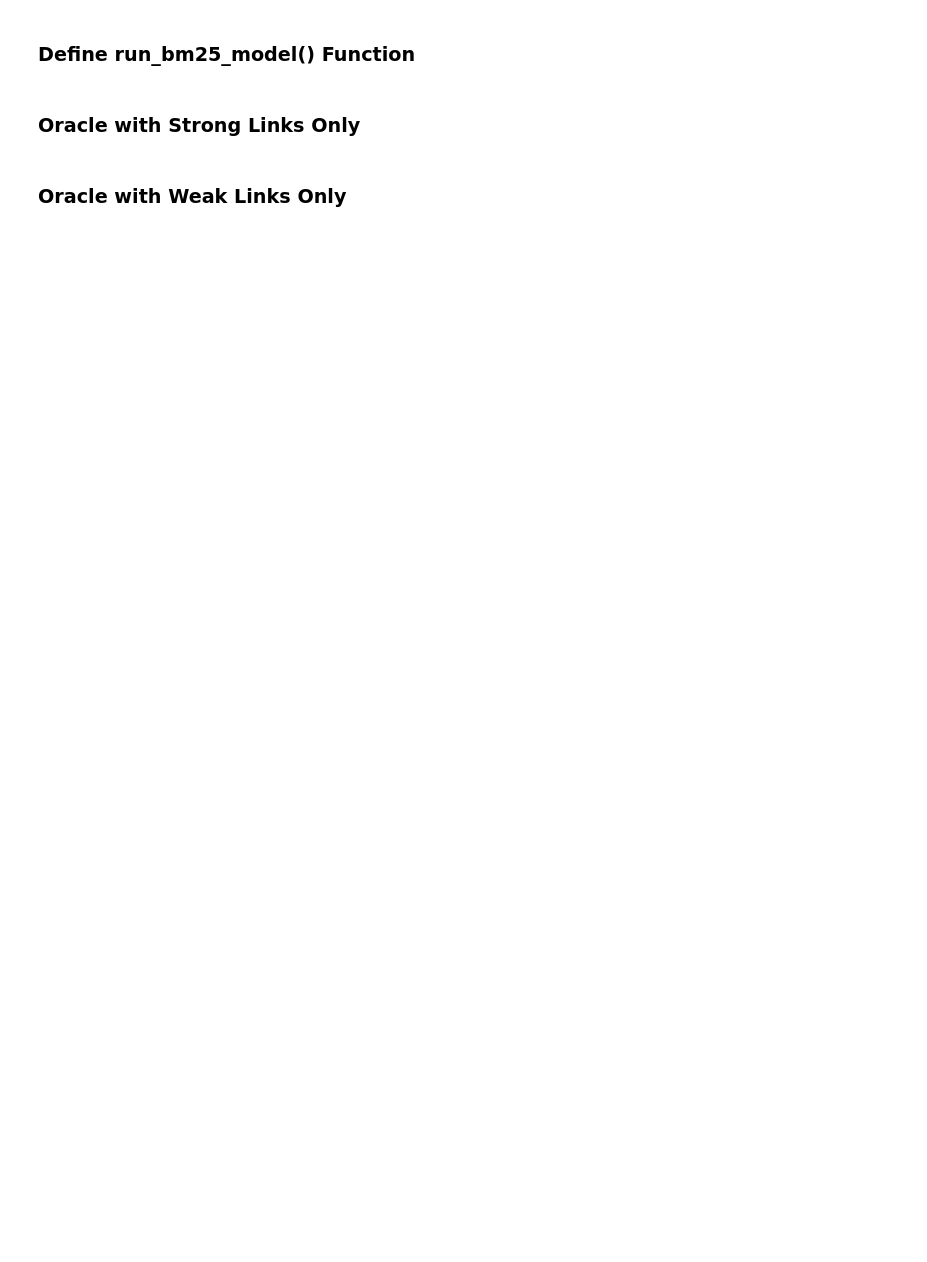
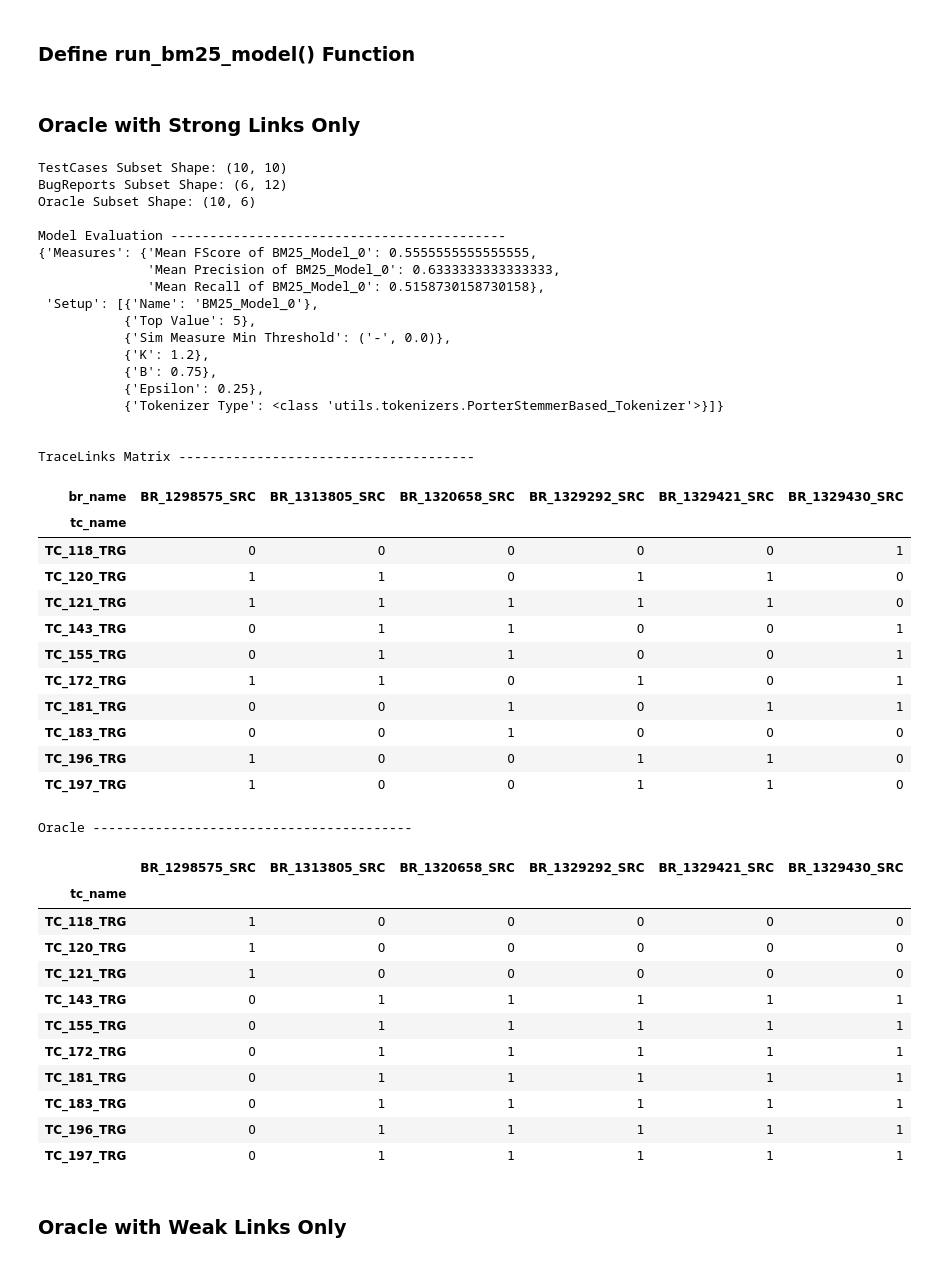
Before and after one commit to Pointpt/trace-link-recovery-study, a Jupyter notebook: notebooks/firefox/bm25-model.ipynb, the cells around one changed output. Cells and saved outputs as stored; diff of their text form; code cells hidden in the pictures; blank space fills up the shorter version.

Commit message:
BR_TC_Strong, BR_TC_Weak and BR_TC_Mix oracle datasets; and first results from models executions

```diff
--- a/notebooks/firefox/bm25-model.ipynb
+++ b/notebooks/firefox/bm25-model.ipynb
@@ -107,0 +110,8 @@ df.head(10)
+# %%
+br_tc_strong_df = pd.read_csv('../../data/mozilla_firefox_v2/firefoxDataset/oracle/output/BR_TC_Strong.csv')
+br_tc_weak_df = pd.read_csv('../../data/mozilla_firefox_v2/firefoxDataset/oracle/output/BR_TC_Weak.csv')
+br_tc_mix_df = pd.read_csv('../../data/mozilla_firefox_v2/firefoxDataset/oracle/output/BR_TC_Mix.csv')
+
+print(br_tc_strong_df.shape)
+print(br_tc_weak_df.shape)
+print(br_tc_mix_df.shape)
@@ -144,9 +158,53 @@ def run_bm25_model(selected_tcs, selected_brs):
 # %% [markdown]
 ### Oracle with Strong Links Only
 # %%
-selected_tcs = ['TC_{}_TRG'.format(tc_num) for tc_num in []]
-selected_brs = ['BR_{}_SRC'.format(bg_num) for bg_num in []]
+selected_tcs = ['TC_{}_TRG'.format(tc_num) for tc_num in br_tc_strong_df.TC.values]
+selected_brs = ['BR_{}_SRC'.format(bg_num) for bg_num in br_tc_strong_df.BR.values]
 
 run_bm25_model(selected_tcs, selected_brs)
+# %% [output]
+TestCases Subset Shape: (10, 10)
+BugReports Subset Shape: (6, 12)
+Oracle Subset Shape: (10, 6)
+
+Model Evaluation -------------------------------------------
+{'Measures': {'Mean FScore of BM25_Model_0': 0.5555555555555555,
+              'Mean Precision of BM25_Model_0': 0.6333333333333333,
+              'Mean Recall of BM25_Model_0': 0.5158730158730158},
+ 'Setup': [{'Name': 'BM25_Model_0'},
+           {'Top Value': 5},
+           {'Sim Measure Min Threshold': ('-', 0.0)},
+           {'K': 1.2},
+           {'B': 0.75},
+           {'Epsilon': 0.25},
+           {'Tokenizer Type': <class 'utils.tokenizers.PorterStemmerBased_Tokenizer'>}]}
+
+
+TraceLinks Matrix --------------------------------------
+| br_name | BR_1298575_SRC | BR_1313805_SRC | BR_1320658_SRC | BR_1329292_SRC | BR_1329421_SRC | BR_1329430_SRC |
+| tc_name |  |  |  |  |  |  |
+| TC_118_TRG | 0 | 0 | 0 | 0 | 0 | 1 |
+| TC_120_TRG | 1 | 1 | 0 | 1 | 1 | 0 |
+| TC_121_TRG | 1 | 1 | 1 | 1 | 1 | 0 |
+| TC_143_TRG | 0 | 1 | 1 | 0 | 0 | 1 |
+| TC_155_TRG | 0 | 1 | 1 | 0 | 0 | 1 |
+| TC_172_TRG | 1 | 1 | 0 | 1 | 0 | 1 |
+| TC_181_TRG | 0 | 0 | 1 | 0 | 1 | 1 |
+| TC_183_TRG | 0 | 0 | 1 | 0 | 0 | 0 |
+| TC_196_TRG | 1 | 0 | 0 | 1 | 1 | 0 |
+| TC_197_TRG | 1 | 0 | 0 | 1 | 1 | 0 |
+Oracle -----------------------------------------
+|  | BR_1298575_SRC | BR_1313805_SRC | BR_1320658_SRC | BR_1329292_SRC | BR_1329421_SRC | BR_1329430_SRC |
+| tc_name |  |  |  |  |  |  |
+| TC_118_TRG | 1 | 0 | 0 | 0 | 0 | 0 |
+| TC_120_TRG | 1 | 0 | 0 | 0 | 0 | 0 |
+| TC_121_TRG | 1 | 0 | 0 | 0 | 0 | 0 |
+| TC_143_TRG | 0 | 1 | 1 | 1 | 1 | 1 |
+| TC_155_TRG | 0 | 1 | 1 | 1 | 1 | 1 |
+| TC_172_TRG | 0 | 1 | 1 | 1 | 1 | 1 |
+| TC_181_TRG | 0 | 1 | 1 | 1 | 1 | 1 |
+| TC_183_TRG | 0 | 1 | 1 | 1 | 1 | 1 |
+| TC_196_TRG | 0 | 1 | 1 | 1 | 1 | 1 |
+| TC_197_TRG | 0 | 1 | 1 | 1 | 1 | 1 |
 # %% [markdown]
 ### Oracle with Weak Links Only
```
Also changed, not shown: parts of 6 cells of this notebook, 7 other files.
